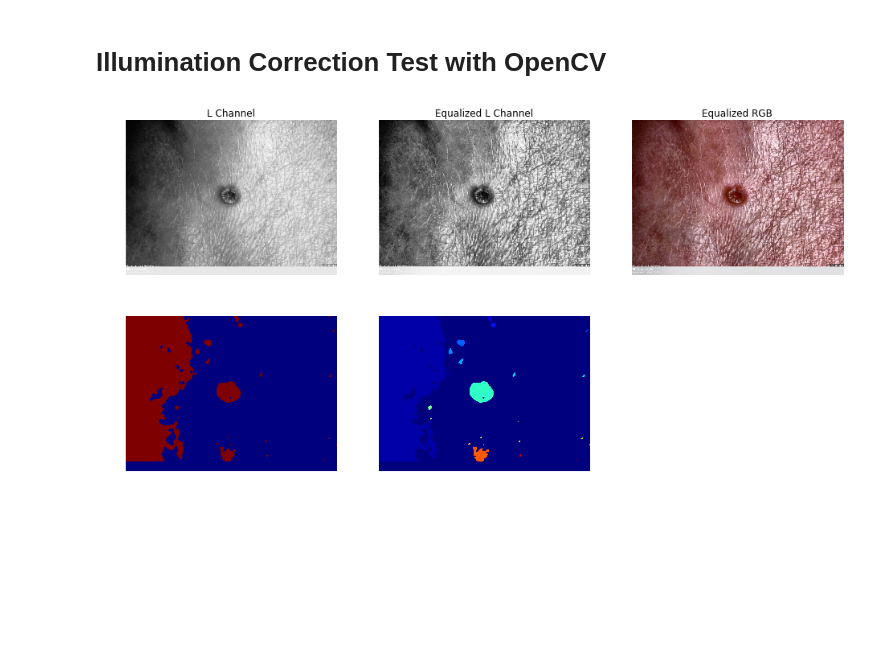
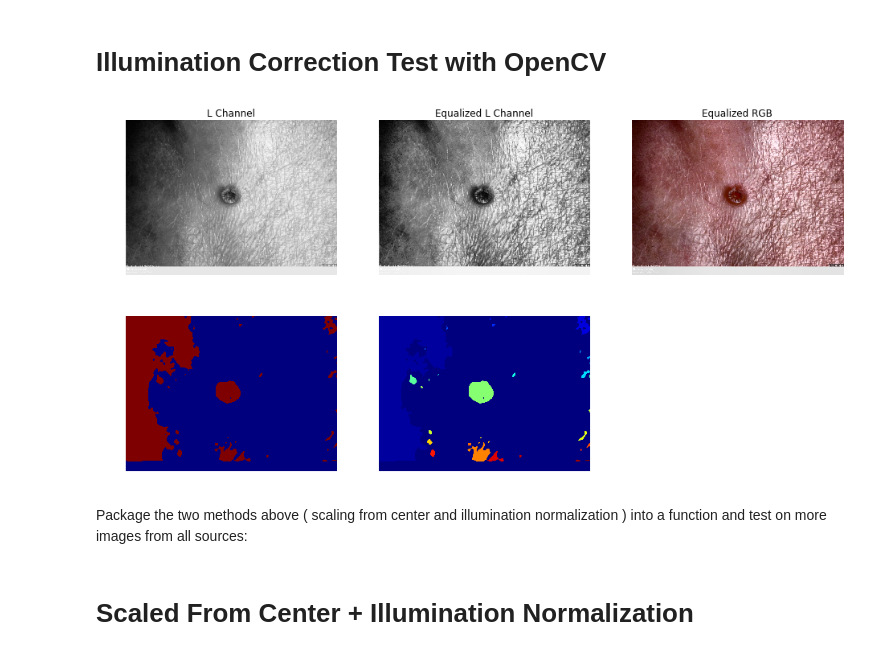
Before and after one commit to alexgustafson/BATests, a Jupyter notebook: BorderTest2.ipynb, the cells around one changed output. Cells and saved outputs as stored; diff of their text form; code cells hidden in the pictures; blank space fills up the shorter version.

```diff
--- a/BorderTest2.ipynb
+++ b/BorderTest2.ipynb
@@ -366,7 +363,7 @@ axis('off')
 imshow(im_lab[:, :, 0], cmap='Greys_r')
 
 plt.subplot(232)
-clahe = cv2.createCLAHE(clipLimit=2.0, tileGridSize=(8, 8))
+clahe = cv2.createCLAHE(clipLimit=2.0, tileGridSize=(4, 4))
 cl1 = clahe.apply(im_lab[:, :, 0])
 title('Equalized L Channel')
 axis('off')
@@ -385,7 +382,7 @@ imshow(im_rgb)
 
 def adaptive_mask(image, threshold=0.22):
     grey_img = rgb2gray(image)
-    grey_img = median(grey_img, disk(10))
+    grey_img = median(grey_img, disk(8))
     grey_img = gaussian(grey_img, 8)
 
     size_index = 0
@@ -394,32 +391,36 @@ def adaptive_mask(image, threshold=0.22):
     while size_index < threshold:  # progressively increase the size of the mask until the threshold is met
         mask = grey_img > (fudge)
         (m, n) = mask.shape
         mask_size = bincount(mask.ravel())
 
         size_index = mask_size[0] / (m * n)
         fudge = fudge + increment
 
     return 1 - mask # TODO: this is bad!, depending on content will vary, find more robust method
 
 
 mask = adaptive_mask(im_rgb)
 
 plt.subplot(234)
 axis('off')
 imshow(mask)
 
-output = cv2.connectedComponentsWithStats(img_as_ubyte(mask), 4, cv2.CV_32S)  # this size stats to analyse
+output = cv2.connectedComponentsWithStats(img_as_ubyte(mask), 4, cv2.CV_32S)
 
 num_labels = output[0]
 labels = output[1]
 stats = output[2]
 
 ax4 = plt.subplot(235)
 axis('off')
 imshow(output[1])
 
 show()
 
 # cv2.imwrite('test.png', img_as_ubyte(mask))
 # %% [output]
-[figure, old version]
+[figure, new version]
+# %% [markdown]
+Package the two methods above ( scaling from center and illumination normalization ) into a function and test on more images from all sources:
+# %% [markdown]
+# Scaled From Center + Illumination Normalization
```
Also changed, not shown: parts of 3 cells of this notebook.
